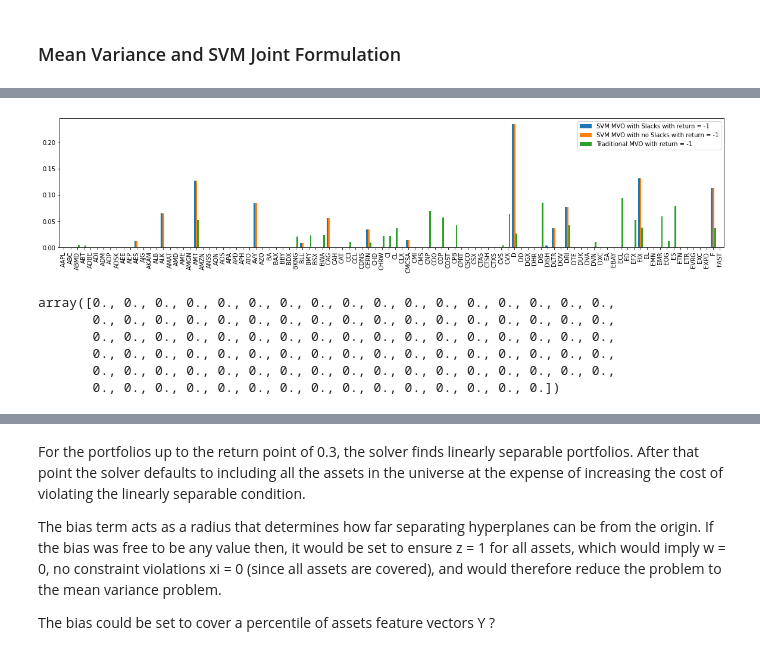
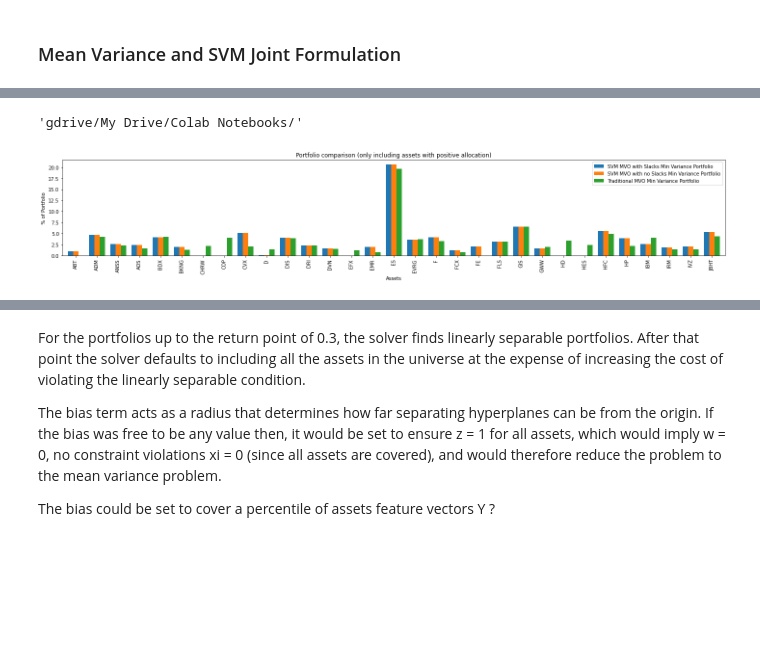
Before and after one commit to davidislip/SVM-and-MVO, a Jupyter notebook: Joint_Optimization_2_Factor_Single_Month.ipynb, the cells around one changed output, grey strips where cells are left out. Drawn from its saved outputs; the diff is of its cells as text; code cells hidden in the pictures; blank space fills up the shorter version.

```diff
--- a/Joint_Optimization_2_Factor_Single_Month.ipynb
+++ b/Joint_Optimization_2_Factor_Single_Month.ipynb
@@ -62,7 +78,7 @@ Timestamp('2000-07-01 00:00:00')
 # %%
 #preprocessing
 cov_, mean_ = forecasts[mth]
-N = 100
+N = len(mean)
 cov = cov_[:N,:N]
 mean = mean_[:N,:]
 tics = list(rets.columns[:N])
@@ -70,13 +86,16 @@ print("valid tickers:", tics)
 #get the wharton research data for the valid tickers for the month
 wrds_tics = wrds_svm[wrds_svm.index.get_level_values('tic').isin(tics)].xs(mth, level="MonthStart")
 #restrict the wharton research data to the columns of interest
-Y = wrds_tics.loc[:,"ROC1":"GRW8"] # Y matrix in formulation
+Y = wrds_tics.loc[:,"ROC1":"Momentum"] # Y matrix in formulation
 Y_ =  (Y - Y.mean(axis=0))/(Y.std(axis=0))
 Y_ = Y_.iloc[:,:]
 #Y_ = Y_[['ROC1', 'INV1', 'PRO1'	, 'GRW1', 'LEV1', 'LIQ1']]
-Y_ = Y_[['GRW3', 'GRW1']]
 #Y_['momentum'] = mean
+Y_ = Y_[['LEV1', 'GRW1']]
+#Y_['momentum'] = mean
+AssetLim = math.floor(N*0.8)
 ret_constr = -1
-soft_margin = 1000
+soft_margin = 5000
+dpi_setting = 150
 # %% [output]
 valid tickers: ['AAPL', 'ABC', 'ABMD', 'ABT', 'ADBE', 'ADI', 'ADM', 'ADP', 'ADSK', 'AEE', 'AEP', 'AES', 'AJG', 'AKAM', 'ALB', 'ALK', 'AMAT', 'AMD', 'AME', 'AMGN', 'AMT', 'AMZN', 'ANSS', 'AON', 'AOS',  ...
@@ -302,7 +114,7 @@ class SVMMVO:
 # %% [markdown]
 ### Simple Min Variance Portfolio
 # %%
-MVO = SVMMVO(tics, mean, cov, ret_constr, soft_margin, Y_,\
+MVO = SVMMVO(tics, mean, cov, ret_constr, soft_margin, Y_, AssetLim,\
              svm_choice = (False, False), print_var_frntr= False) #define an instance of the class
 MVO.setModel() #set up the model
 MVO.optimize() #find optimal solution
@@ -366,8 +162,8 @@ Academic license - for non-commercial use only - registered to ryan.islip@mail.u
 # %% [markdown]
 ### Mean Variance and SVM Joint Formulation
 # %%
-SVM_MVO = SVMMVO(tics, mean, cov, ret_constr, soft_margin, Y_, \
-                 svm_choice = (True, False), print_var_frntr = False )
+SVM_MVO = SVMMVO(tics, mean, cov, ret_constr, soft_margin, Y_, AssetLim,\
+                 svm_choice = (True, False), print_var_frntr = False , indicator = False)
 SVM_MVO.setModel()
 SVM_MVO.optimize()
 # %% [output]
@@ -437,8 +223,8 @@ $$
 
 This model is always feasible. A common setting for g is $C \xi/N$ where $C$ is a hyperparameter.
 # %%
-SVM_MVO_Slck = SVMMVO(tics, mean, cov, ret_constr, soft_margin, Y_, \
-                      svm_choice = (True, True), print_var_frntr = True )
+SVM_MVO_Slck = SVMMVO(tics, mean, cov, ret_constr, soft_margin, Y_, AssetLim,\
+                      svm_choice = (True, True), print_var_frntr = True, indicator = False)
 SVM_MVO_Slck.setModel()
 SVM_MVO_Slck.optimize()
 # %% [output]
@@ -471,15 +275,15 @@ array([0., 0., 0., 0., 0., 0., 0., 0., 0., 0., 0., 0., 0., 0., 0., 0., 0.,
+# %%
+pth
+# %% [output]
+'gdrive/My Drive/Colab Notebooks/'
 # %%
 #portfolio comparison
 out = pd.concat([SVM_MVO_Slck.get_results(), SVM_MVO.get_results(), MVO.get_results()], axis = 0)
-out.transpose()[:-2].plot.bar(figsize = (20,4), width = 0.75);
+(100*out[out.columns[(out > 0.01).any(axis = 0)]]).transpose()[:-2].plot.bar(title = 'Portfolio comparison (only including assets with positive allocation)',\
+                                                                           xlabel = 'Assets', \
+                                                                           ylabel = '% of Portfolio',\
+                                                                           figsize = (20,4), width = 0.75);
+plt.tight_layout()
+plt.savefig(pth+"SVM MVO/Images/p1.png", dpi = dpi_setting)
 # %% [output]
-[figure, old version]
+[figure, new version]
-# %%
-SVM_MVO_Slck.xi.x
-# %% [output]
-array([0., 0., 0., 0., 0., 0., 0., 0., 0., 0., 0., 0., 0., 0., 0., 0., 0.,
-       0., 0., 0., 0., 0., 0., 0., 0., 0., 0., 0., 0., 0., 0., 0., 0., 0.,
-       0., 0., 0., 0., 0., 0., 0., 0., 0., 0., 0., 0., 0., 0., 0., 0., 0.,
-       0., 0., 0., 0., 0., 0., 0., 0., 0., 0., 0., 0., 0., 0., 0., 0., 0.,
-       0., 0., 0., 0., 0., 0., 0., 0., 0., 0., 0., 0., 0., 0., 0., 0., 0.,
-       0., 0., 0., 0., 0., 0., 0., 0., 0., 0., 0., 0., 0., 0., 0.])
```
Also changed, not shown: parts of 25 cells of this notebook.
